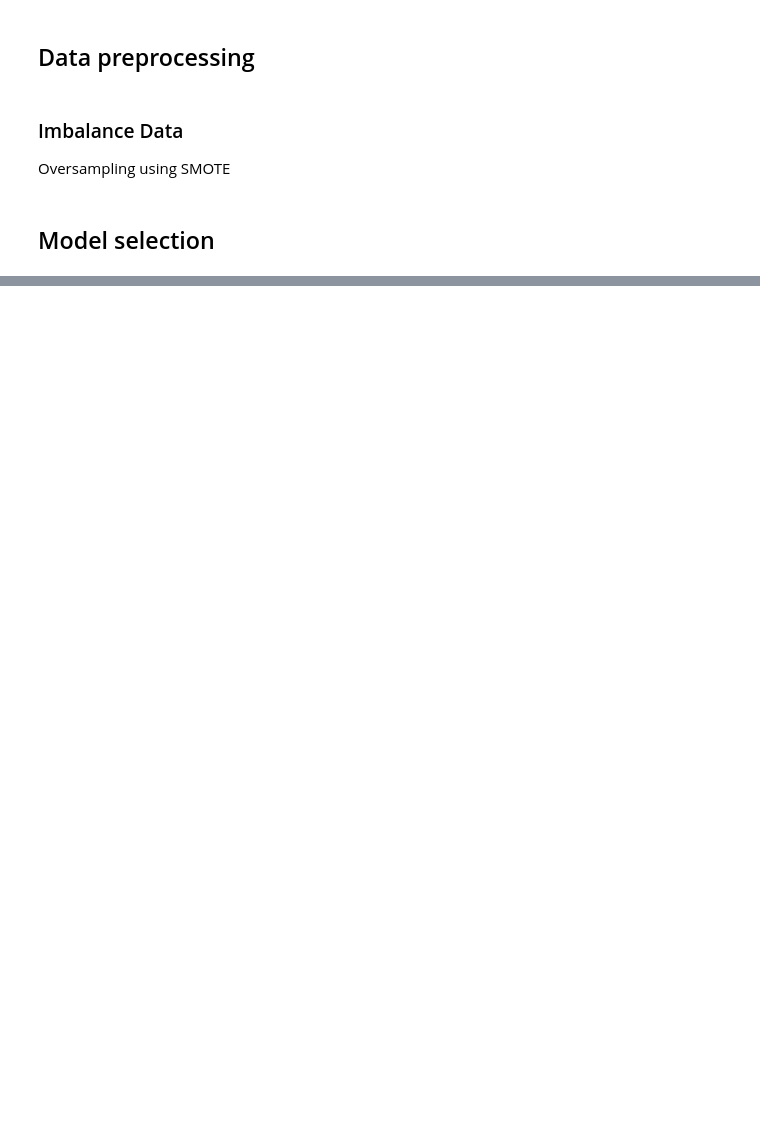
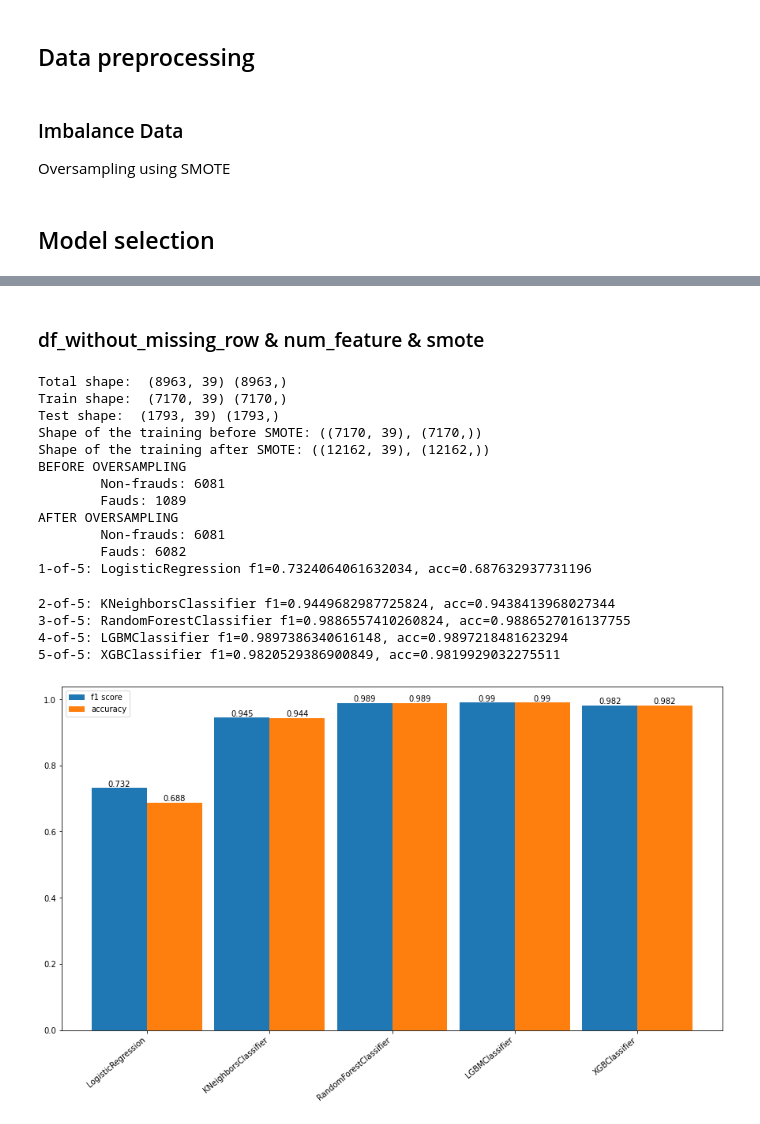
Before and after one commit to kuotuantuan/Fraud-Detection, a Jupyter notebook: Random Forest/ethereum-fraud-detection-eda-model-selection.ipynb, the cells around one changed output, grey strips where cells are left out. Saved outputs shown, nothing was run; the diff lists cells and outputs as text; code cells hidden in the pictures; blank space fills up the shorter version.

```diff
--- a/Random Forest/ethereum-fraud-detection-eda-model-selection.ipynb
+++ b/Random Forest/ethereum-fraud-detection-eda-model-selection.ipynb
@@ -477,0 +404,40 @@ plot_features_importance(best_model.feature_importances_)
+# %% [markdown]
+### df_without_missing_row & num_feature & smote
+# %%
+cv = StratifiedKFold(5, shuffle=True, random_state=42)
+
+classifiers = [
+    LogisticRegression(random_state=42),
+    KNeighborsClassifier(),
+    RandomForestClassifier(random_state=42),
+    lgb.LGBMClassifier(random_state=42),
+    xgb.XGBClassifier(random_state=42)
+]
+
+preprocessing_pipeline = Pipeline([
+    # ('impoter', SimpleImputer(strategy='mean')),
+    ('nomalize', MinMaxScaler())
+    # ('standard', StandardScaler())
+])
+
+x, y, x_train, y_train, x_test, y_test = data_preporcess(df_without_missing_row[num_feature_list+['FLAG']], test_size=0.2, random_state=1234, shuffle=True)
+x_train_balance, y_train_balance = smote_balance(x_train, y_train)
+model_select(x_train_balance, y_train_balance, classifiers, cv)
+# %% [output]
+Total shape:  (8963, 39) (8963,)
+Train shape:  (7170, 39) (7170,)
+Test shape:  (1793, 39) (1793,)
+Shape of the training before SMOTE: ((7170, 39), (7170,))
+Shape of the training after SMOTE: ((12162, 39), (12162,))
+BEFORE OVERSAMPLING
+        Non-frauds: 6081
+        Fauds: 1089
+AFTER OVERSAMPLING
+        Non-frauds: 6081
+        Fauds: 6082
+1-of-5: LogisticRegression f1=0.7324064061632034, acc=0.687632937731196
+2-of-5: KNeighborsClassifier f1=0.9449682987725824, acc=0.9438413968027344
+3-of-5: RandomForestClassifier f1=0.9886557410260824, acc=0.9886527016137755
+4-of-5: LGBMClassifier f1=0.9897386340616148, acc=0.9897218481623294
+5-of-5: XGBClassifier f1=0.9820529386900849, acc=0.9819929032275511
+[figure, added]
```
Also changed, not shown: parts of 27 cells of this notebook.
